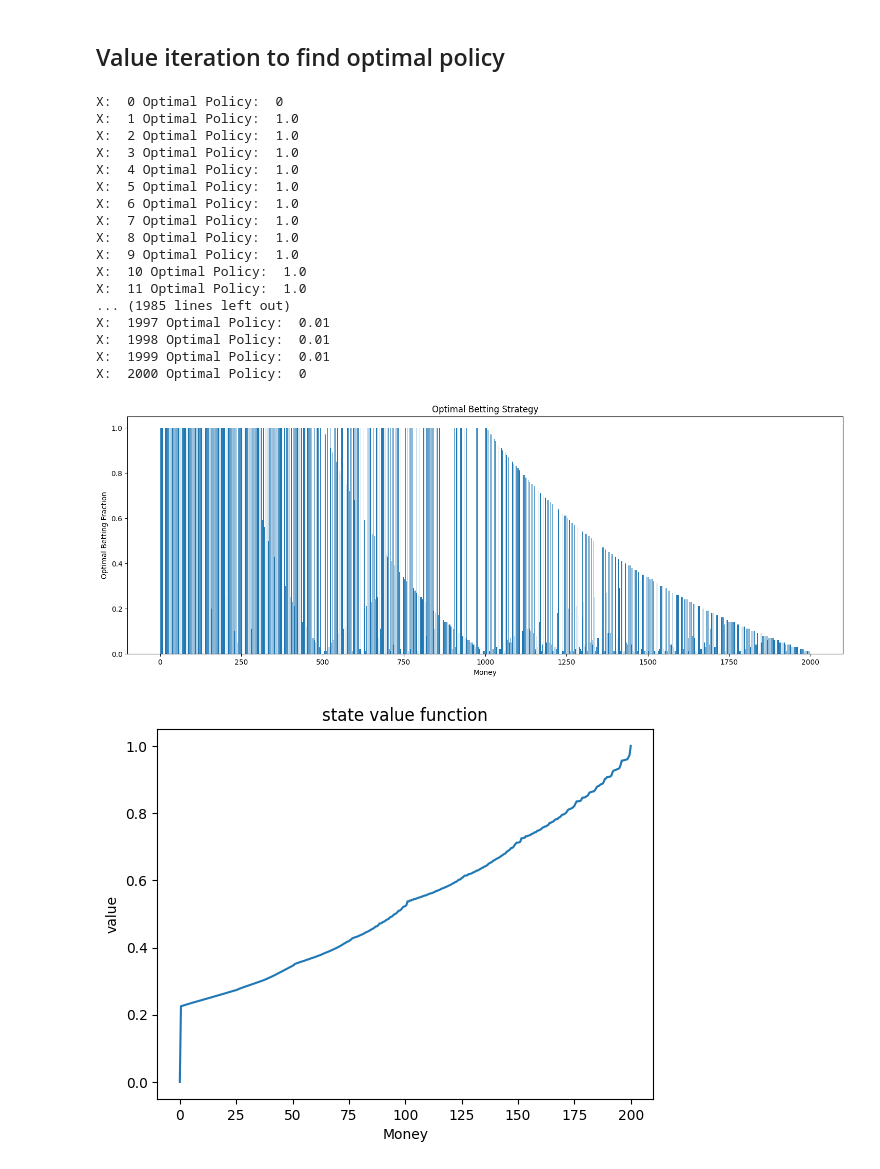
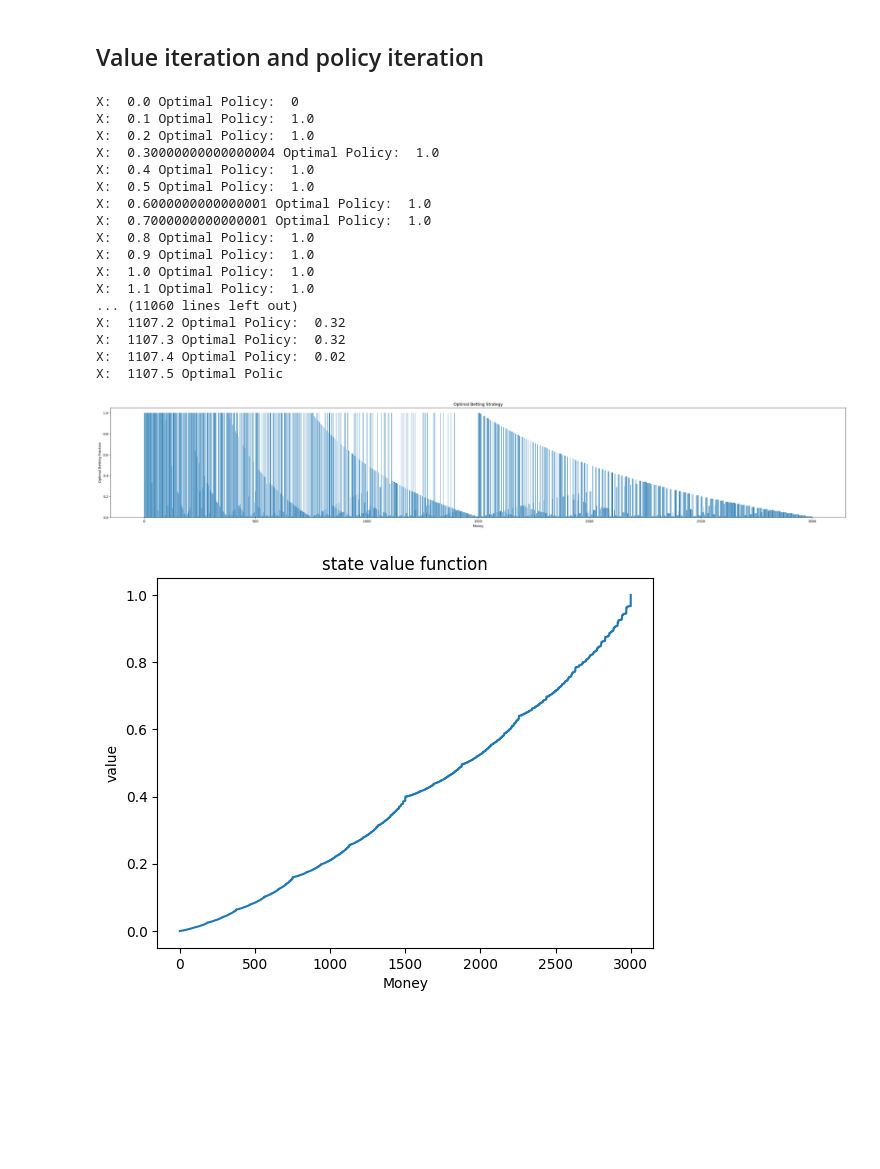
Before and after one commit to vishnuva24/CS-5410-Reinforcement-Learning, a Jupyter notebook: gambling_mdp.ipynb, the cells around one changed output. Saved outputs shown, nothing was run; the diff lists cells and outputs as text; code cells hidden in the pictures; blank space fills up the shorter version.

```diff
--- a/gambling_mdp.ipynb
+++ b/gambling_mdp.ipynb
@@ -32,22 +35,22 @@ plt.show()
 # %% [markdown]
-## Value iteration to find optimal policy
+## Value iteration and policy iteration
 # %%
 # parameters
 
 p = 0.4
 gamma = 1
-w = 2000
-wealth_steps = 1
+w = 3000
+wealth_steps = 0.1
 action_steps = 0.01
 A = [i * action_steps for i in range(1,int(1 / action_steps) + 1)]
 num_states = int(w / wealth_steps) + 1
 
-X = X = [i * wealth_steps for i in range(num_states)]
+X = [i * wealth_steps for i in range(num_states)]
 V = [0 for _ in range(num_states)]
 V[-1] = 1
-iterations = 500
+convergence_threshold = 1e-6
 
-for _ in range(iterations):
+while True:
     V_new = V.copy()
     for i in range(1, num_states - 1):
         best_value = 0
@@ -61,8 +64,9 @@ for _ in range(iterations):
 
             expected_value = p * V[i_win] + (1 - p) * V[i_lose]
             best_value = max(best_value, expected_value)
-
         V_new[i] = best_value
+    if max([abs(V_new[i] - V[i]) for i in range(num_states)]) < convergence_threshold:
+        break
     V = V_new
 
 
@@ -89,32 +93,32 @@ for i in range(1, num_states - 1):
 for i in range(num_states):
     print("X: ", X[i], "Optimal Policy: ", optimal_policy[i])
 # %% [output]
-X:  0 Optimal Policy:  0
-X:  1 Optimal Policy:  1.0
-X:  2 Optimal Policy:  1.0
-X:  3 Optimal Policy:  1.0
-X:  4 Optimal Policy:  1.0
-X:  5 Optimal Policy:  1.0
-X:  6 Optimal Policy:  1.0
-X:  7 Optimal Policy:  1.0
-X:  8 Optimal Policy:  1.0
-X:  9 Optimal Policy:  1.0
-X:  10 Optimal Policy:  1.0
-X:  11 Optimal Policy:  1.0
-... (1985 lines left out)
-X:  1997 Optimal Policy:  0.01
-X:  1998 Optimal Policy:  0.01
-X:  1999 Optimal Policy:  0.01
-X:  2000 Optimal Policy:  0
+X:  0.0 Optimal Policy:  0
+X:  0.1 Optimal Policy:  1.0
+X:  0.2 Optimal Policy:  1.0
+X:  0.30000000000000004 Optimal Policy:  1.0
+X:  0.4 Optimal Policy:  1.0
+X:  0.5 Optimal Policy:  1.0
+X:  0.6000000000000001 Optimal Policy:  1.0
+X:  0.7000000000000001 Optimal Policy:  1.0
+X:  0.8 Optimal Policy:  1.0
+X:  0.9 Optimal Policy:  1.0
+X:  1.0 Optimal Policy:  1.0
+X:  1.1 Optimal Policy:  1.0
+... (11060 lines left out)
+X:  1107.2 Optimal Policy:  0.32
+X:  1107.3 Optimal Policy:  0.32
+X:  1107.4 Optimal Policy:  0.02
+X:  1107.5 Optimal Polic
 # %%
-plt.bar(X, optimal_policy, width=wealth_steps*0.6)
+plt.bar(X, optimal_policy, width=wealth_steps*0.7)
 plt.xlabel("Money")
 plt.ylabel("Optimal Betting Fraction")
 plt.title("Optimal Betting Strategy")
-plt.gcf().set_size_inches(18, 6)
+plt.gcf().set_size_inches(40, 6)
 plt.show()
 # %% [output]
-[figure, old version]
+[figure, new version]
 # %%
 plt.plot(X, V)
 plt.xlabel("Money")
@@ -122,7 +126,7 @@ plt.ylabel("value")
 plt.title("state value function")
 plt.show()
 # %% [output]
-[figure, old version]
+[figure, new version]
 # %%
 plt.bar(X, [i if i != 1 else 0 for i in optimal_policy], width=wealth_steps*0.6)
 plt.xlabel("Money")
```
Also changed, not shown: parts of 3 cells of this notebook.
